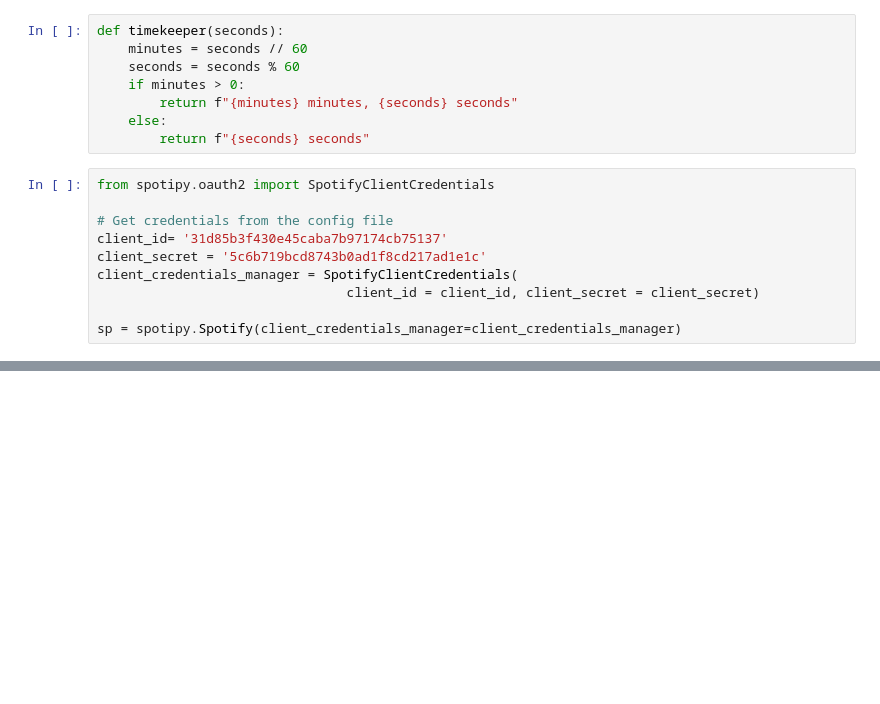
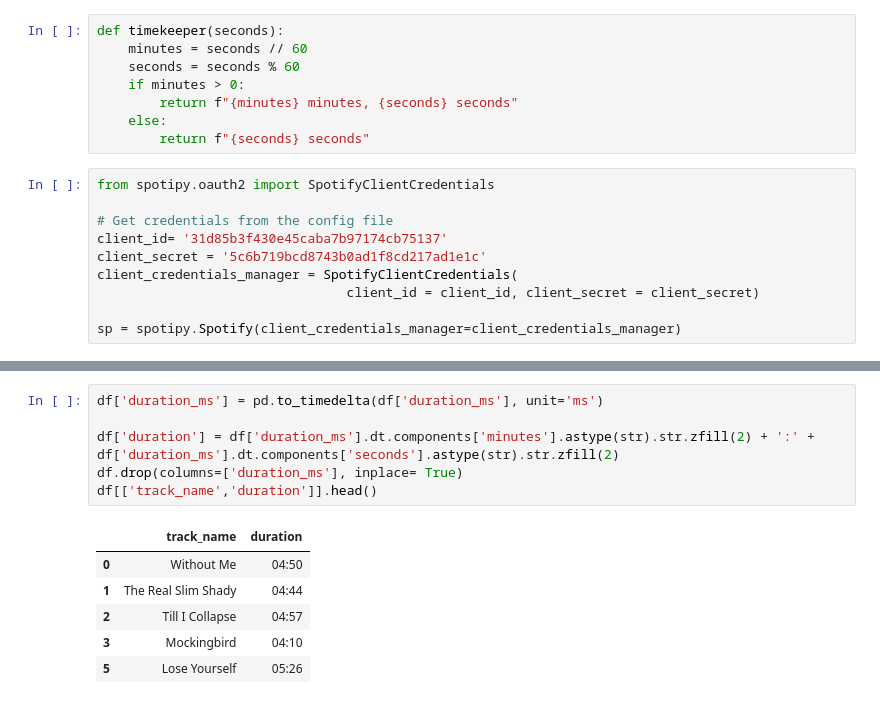
Before and after one commit to chik0di/spotify.dump, a Jupyter notebook: Eminem/shady.ipynb, the cells around one changed output, grey strips where cells are left out. Drawn from its saved outputs; the diff is of its cells as text; blank space fills up the shorter version.

```diff
--- a/Eminem/shady.ipynb
+++ b/Eminem/shady.ipynb
@@ -250,0 +270,13 @@ shady['type'] = np.select(conditions, choices, default='')
+# %%
+df['duration_ms'] = pd.to_timedelta(df['duration_ms'], unit='ms')
+
+df['duration'] = df['duration_ms'].dt.components['minutes'].astype(str).str.zfill(2) + ':' + df['duration_ms'].dt.components['seconds'].astype(str).str.zfill(2)
+df.drop(columns=['duration_ms'], inplace= True)
+df[['track_name','duration']].head()
+# %% [output]
+|  | track_name | duration |
+| 0 | Without Me | 04:50 |
+| 1 | The Real Slim Shady | 04:44 |
+| 2 | Till I Collapse | 04:57 |
+| 3 | Mockingbird | 04:10 |
+| 5 | Lose Yourself | 05:26 |
```
Also changed, not shown: parts of 16 cells of this notebook.
